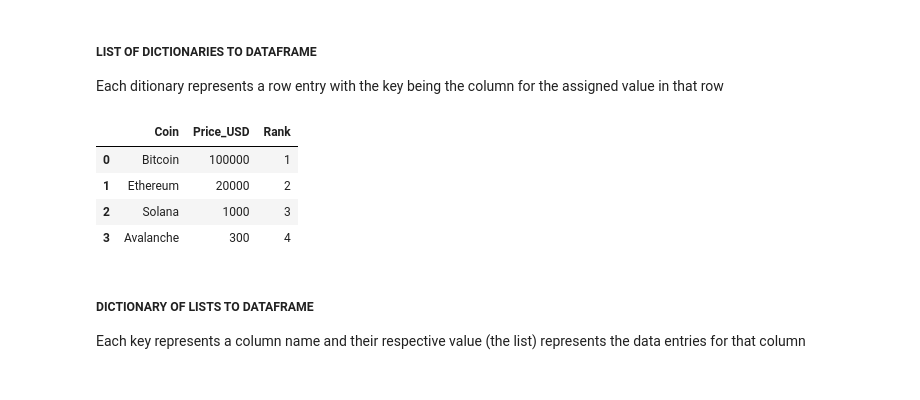
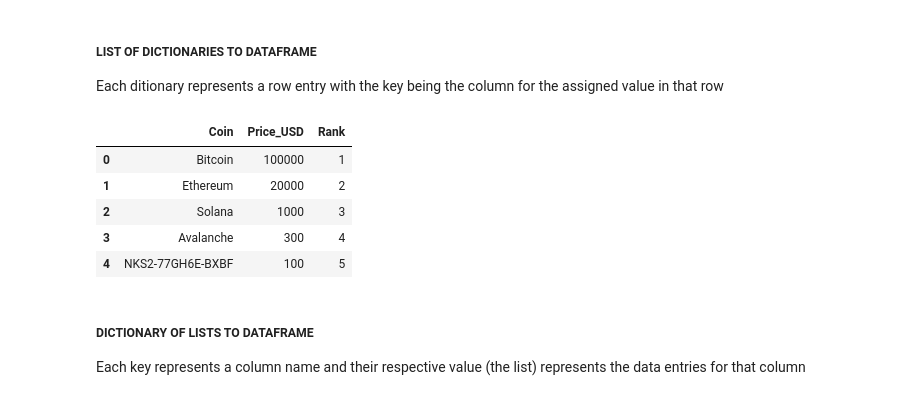
Before and after one commit to Imperial-Blockchain/IBG-Spring-Quant-Series-2023, a Jupyter notebook: Lecture 1 - Pandas 101/Lecture 1 - Pandas 101.ipynb, the cells around one changed output. Drawn from its saved outputs; the diff is of its cells as text; code cells hidden in the pictures.

```diff
--- a/Lecture 1 - Pandas 101/Lecture 1 - Pandas 101.ipynb
+++ b/Lecture 1 - Pandas 101/Lecture 1 - Pandas 101.ipynb
@@ -101,18 +107,20 @@ Each ditionary represents a row entry with the key being the column for the assi
 # %%
 coin_list_of_dicts = [
     {'Coin': 'Bitcoin', 'Price_USD': 100000, 'Rank': 1},
     {'Coin': 'Ethereum', 'Price_USD': 20000, 'Rank': 2},
     {'Coin': 'Solana', 'Price_USD': 1000, 'Rank': 3},
-    {'Coin': 'Avalanche', 'Price_USD': 300, 'Rank': 4}]
+    {'Coin': 'Avalanche', 'Price_USD': 300, 'Rank': 4},
+    {'Coin': 'NKS2-77GH6E-BXBF', 'Price_USD': 100, 'Rank': 5}]
 
 coin_df = pd.DataFrame(coin_list_of_dicts)
 coin_df
 # %% [output]
 |  | Coin | Price_USD | Rank |
 | 0 | Bitcoin | 100000 | 1 |
 | 1 | Ethereum | 20000 | 2 |
 | 2 | Solana | 1000 | 3 |
 | 3 | Avalanche | 300 | 4 |
+| 4 | NKS2-77GH6E-BXBF | 100 | 5 |
 # %% [markdown]
 ##### DICTIONARY OF LISTS TO DATAFRAME
 
```
Also changed, not shown: parts of 4 cells of this notebook, 1 other file.
